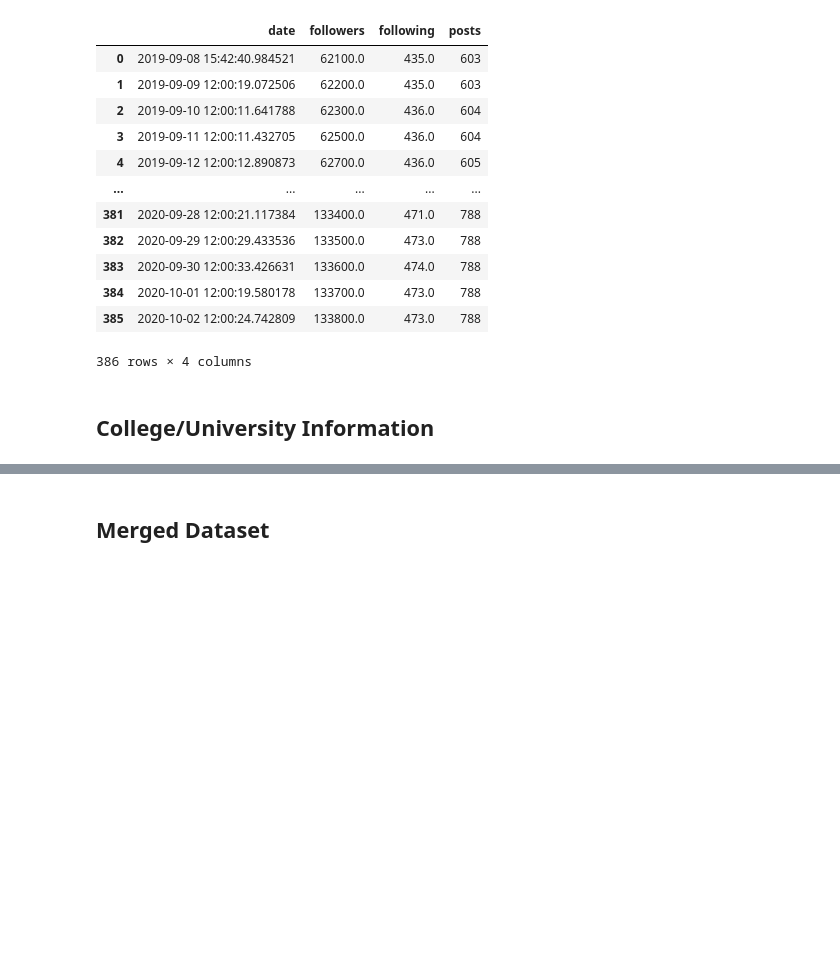
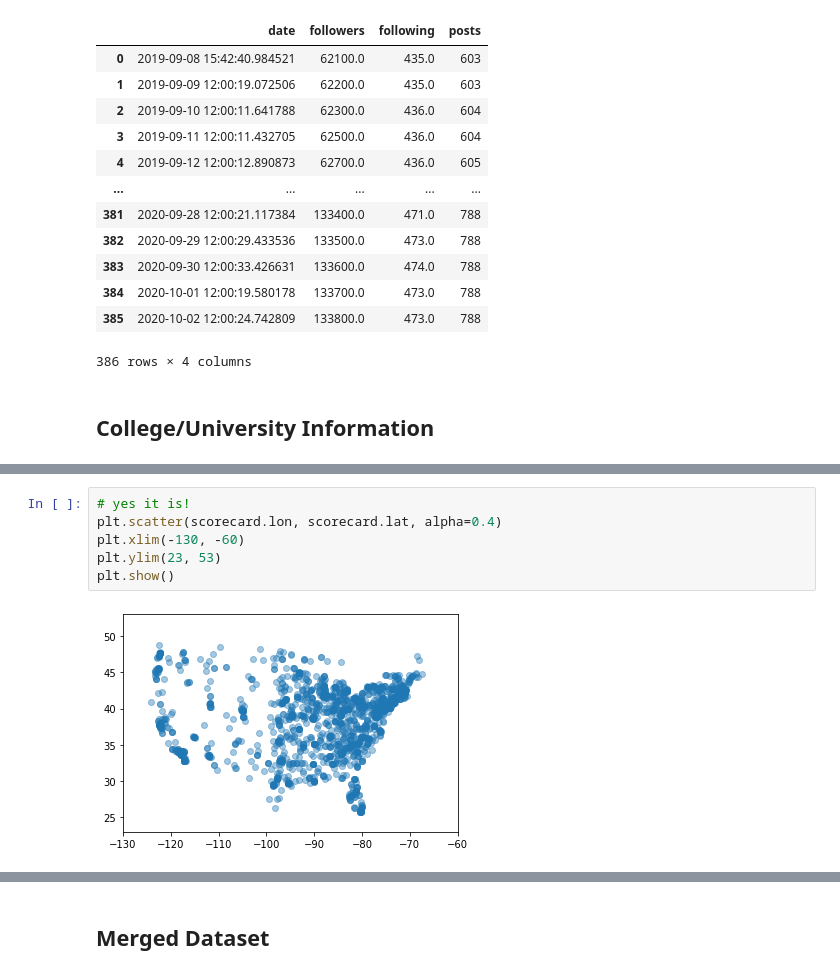
Before and after one commit to benjamin-shen/instagram-collegeuniversity-data, a Jupyter notebook: p2/phase2-exploration.ipynb, the cells around one changed output, grey strips where cells are left out. Drawn from its saved outputs; the diff is of its cells as text; blank space fills up the shorter version.

```diff
--- a/p2/phase2-exploration.ipynb
+++ b/p2/phase2-exploration.ipynb
@@ -150,0 +198,8 @@ instagram_df["johnshopkinsu"]
+# %%
+# yes it is!
+plt.scatter(scorecard.lon, scorecard.lat, alpha=0.4)
+plt.xlim(-130, -60)
+plt.ylim(23, 53)
+plt.show()
+# %% [output]
+[figure, added]
```
Also changed, not shown: parts of 37 cells of this notebook, 1 other file.
